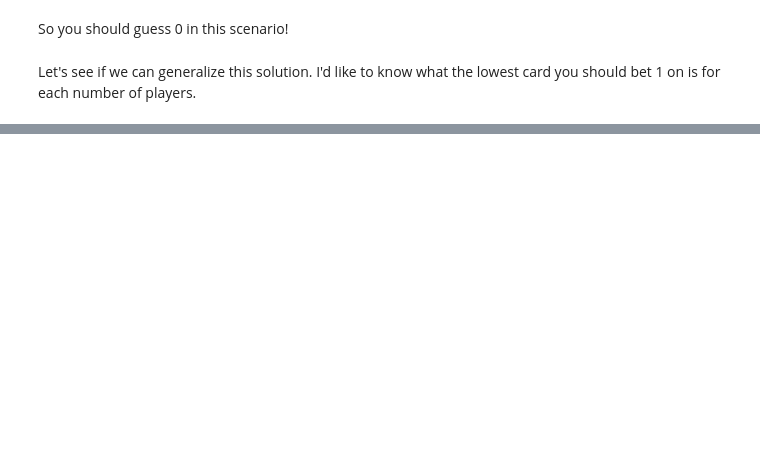
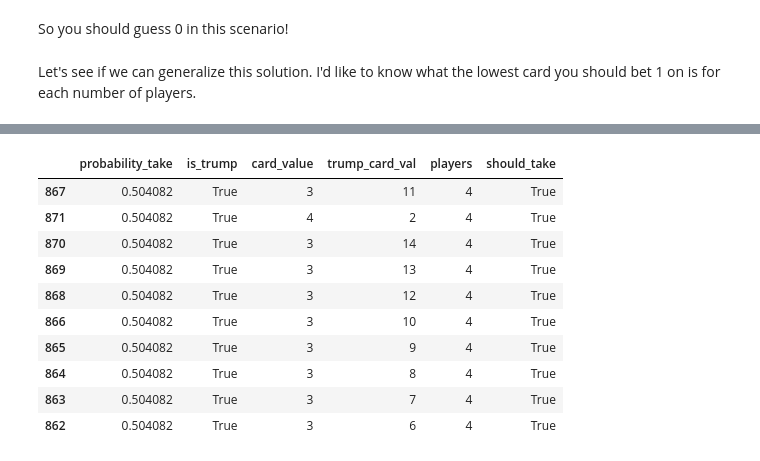
Before and after one commit to JacobMcFarlane/oh-hell, a Jupyter notebook: report.ipynb, the cells around one changed output, grey strips where cells are left out. Saved outputs shown, nothing was run; the diff lists cells and outputs as text; code cells hidden in the pictures; blank space fills up the shorter version.

```diff
--- a/report.ipynb
+++ b/report.ipynb
@@ -62,6 +77,13 @@ players = range(2, 8)
 # %%
 for player_num in players:
-    while prob_take <= .5:
-        for trump in is_trump:
-            for your_card_val in values:
-                prob_take
+    for trump in is_trump:
+        for your_card_val in values:
+            for trump_card_val in trump_card_vals:
+                prob_take = probability_of_winning_trick(trump_card_val, trump, your_card_val, player_num)
+                results.append( {
+                    'probability_take' : prob_take,
+                    'is_trump' : trump,
+                    'card_value' : your_card_val,
+                    'trump_card_val' : trump_card_val,
+                    'players' : player_num
+                })
@@ -69,0 +90,2 @@ IndentationError: expected an indented block (Temp/ipykernel_1280/1438480759.py,
+# %%
+prob_win_df = pd.DataFrame(results)
@@ -69,0 +108,4 @@ IndentationError: expected an indented block (Temp/ipykernel_1280/1438480759.py,
+# %%
+prob_win_df['should_take'] = prob_win_df['probability_take'] > .5
+# %%
+only_takes = prob_win_df[prob_win_df['should_take']].sort_values('probability_take')
@@ -69,0 +122,14 @@ IndentationError: expected an indented block (Temp/ipykernel_1280/1438480759.py,
+# %%
+only_takes[only_takes['players'] == 4][0:10]
+# %% [output]
+|  | probability_take | is_trump | card_value | trump_card_val | players | should_take |
+| 867 | 0.504082 | True | 3 | 11 | 4 | True |
+| 871 | 0.504082 | True | 4 | 2 | 4 | True |
+| 870 | 0.504082 | True | 3 | 14 | 4 | True |
+| 869 | 0.504082 | True | 3 | 13 | 4 | True |
+| 868 | 0.504082 | True | 3 | 12 | 4 | True |
+| 866 | 0.504082 | True | 3 | 10 | 4 | True |
+| 865 | 0.504082 | True | 3 | 9 | 4 | True |
+| 864 | 0.504082 | True | 3 | 8 | 4 | True |
+| 863 | 0.504082 | True | 3 | 7 | 4 | True |
+| 862 | 0.504082 | True | 3 | 6 | 4 | True |
```
Also changed, not shown: parts of 22 cells of this notebook.
